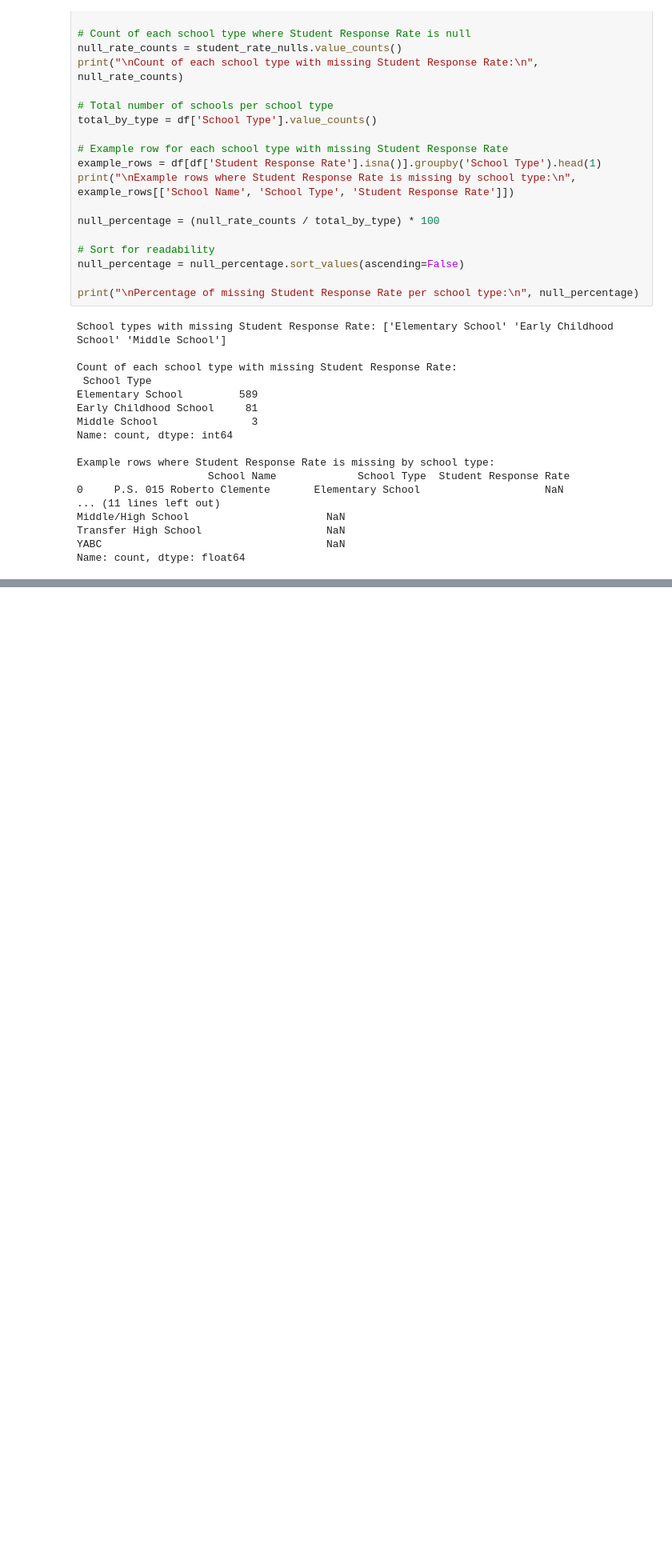
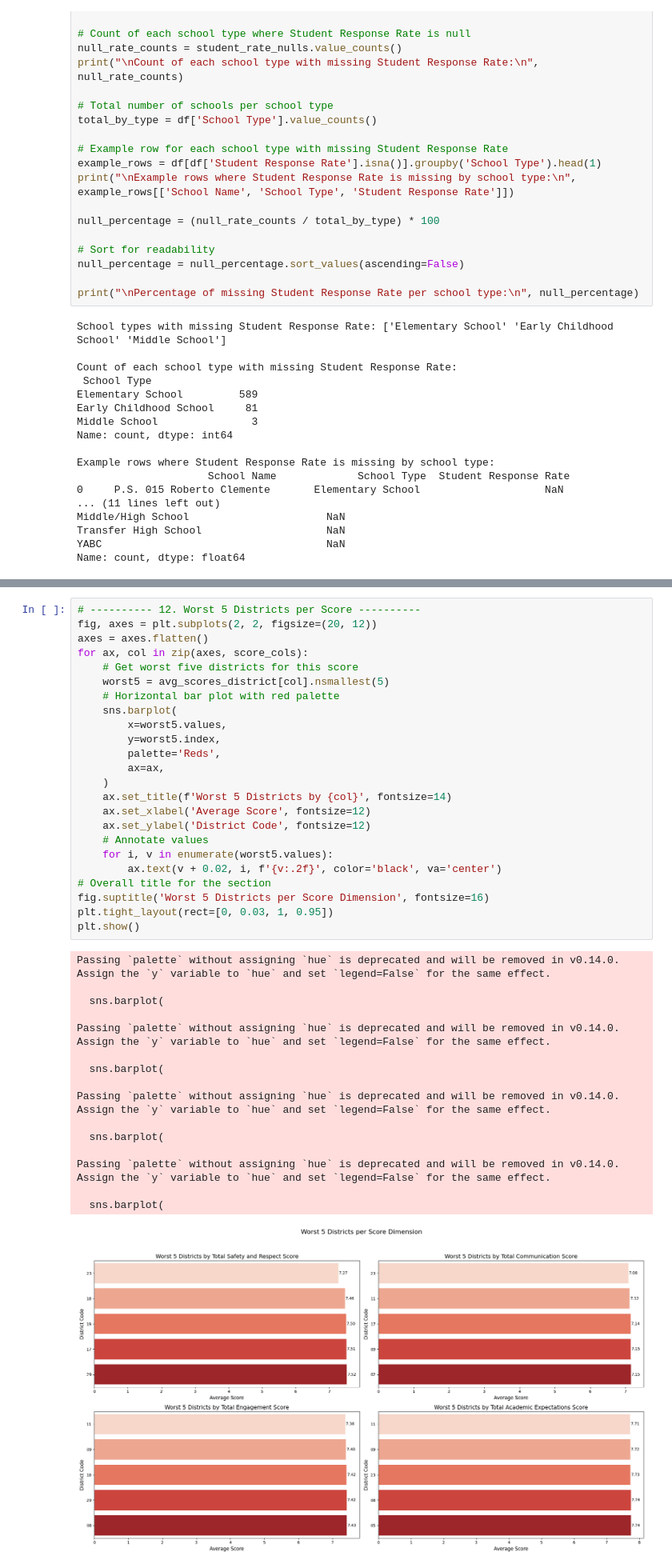
Before and after one commit to m-hilani/Yasmin-AI, a Jupyter notebook: 2 Education/student.ipynb, the cells around one changed output, grey strips where cells are left out. Shown at 80% size. Drawn from its saved outputs; the diff is of its cells as text; blank space fills up the shorter version.

```diff
--- a/2 Education/student.ipynb
+++ b/2 Education/student.ipynb
@@ -234,0 +302,41 @@ for col in numeric_cols:
+# %%
+# ---------- 12. Worst 5 Districts per Score ----------
+fig, axes = plt.subplots(2, 2, figsize=(20, 12))
+axes = axes.flatten()
+for ax, col in zip(axes, score_cols):
+    # Get worst five districts for this score
+    worst5 = avg_scores_district[col].nsmallest(5)
+    # Horizontal bar plot with red palette
+    sns.barplot(
+        x=worst5.values,
+        y=worst5.index,
+        palette='Reds',
+        ax=ax,
+    )
+    ax.set_title(f'Worst 5 Districts by {col}', fontsize=14)
+    ax.set_xlabel('Average Score', fontsize=12)
+    ax.set_ylabel('District Code', fontsize=12)
+    # Annotate values
+    for i, v in enumerate(worst5.values):
+        ax.text(v + 0.02, i, f'{v:.2f}', color='black', va='center')
+# Overall title for the section
+fig.suptitle('Worst 5 Districts per Score Dimension', fontsize=16)
+plt.tight_layout(rect=[0, 0.03, 1, 0.95])
+plt.show()
+# %% [output]
+Passing `palette` without assigning `hue` is deprecated and will be removed in v0.14.0. Assign the `y` variable to `hue` and set `legend=False` for the same effect.
+
+  sns.barplot(
+
+Passing `palette` without assigning `hue` is deprecated and will be removed in v0.14.0. Assign the `y` variable to `hue` and set `legend=False` for the same effect.
+
+  sns.barplot(
+
+Passing `palette` without assigning `hue` is deprecated and will be removed in v0.14.0. Assign the `y` variable to `hue` and set `legend=False` for the same effect.
+
+  sns.barplot(
+
+Passing `palette` without assigning `hue` is deprecated and will be removed in v0.14.0. Assign the `y` variable to `hue` and set `legend=False` for the same effect.
+
+  sns.barplot(
+[figure, added]
```
Also changed, not shown: parts of 8 cells of this notebook.
